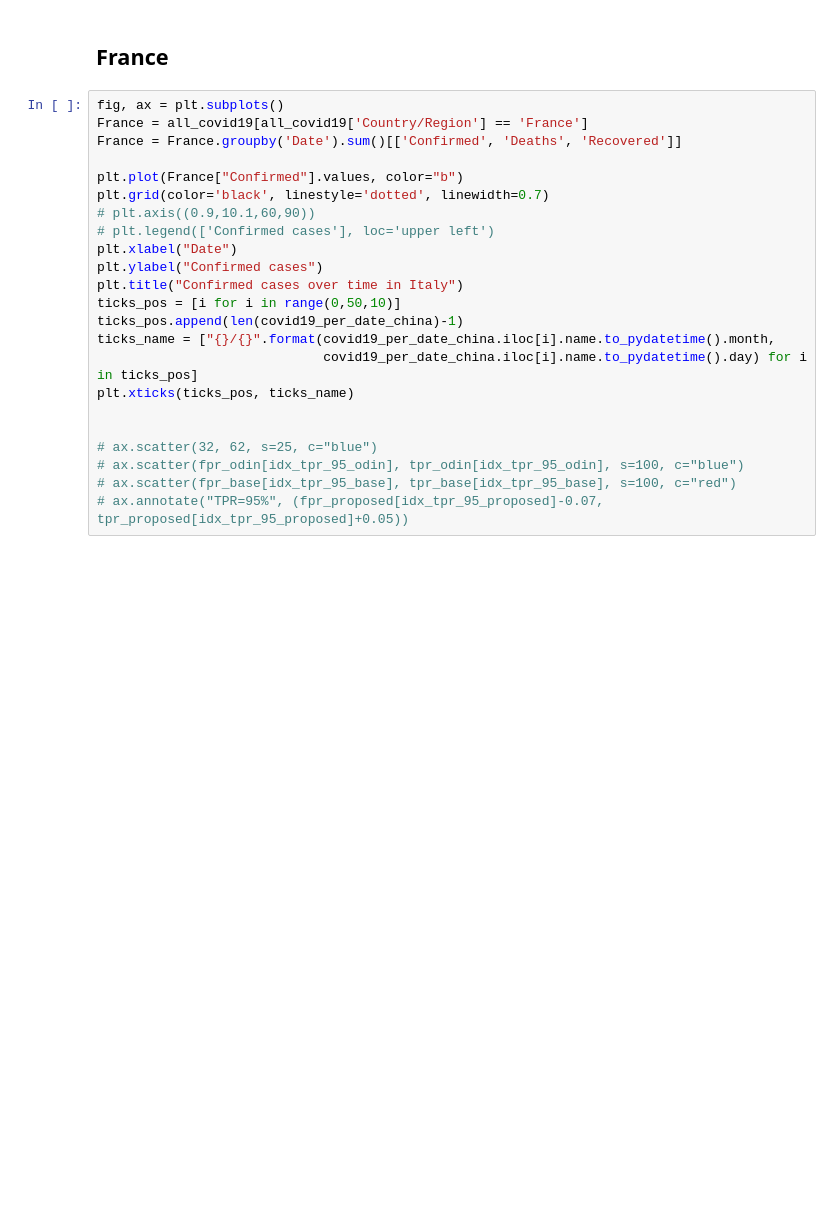
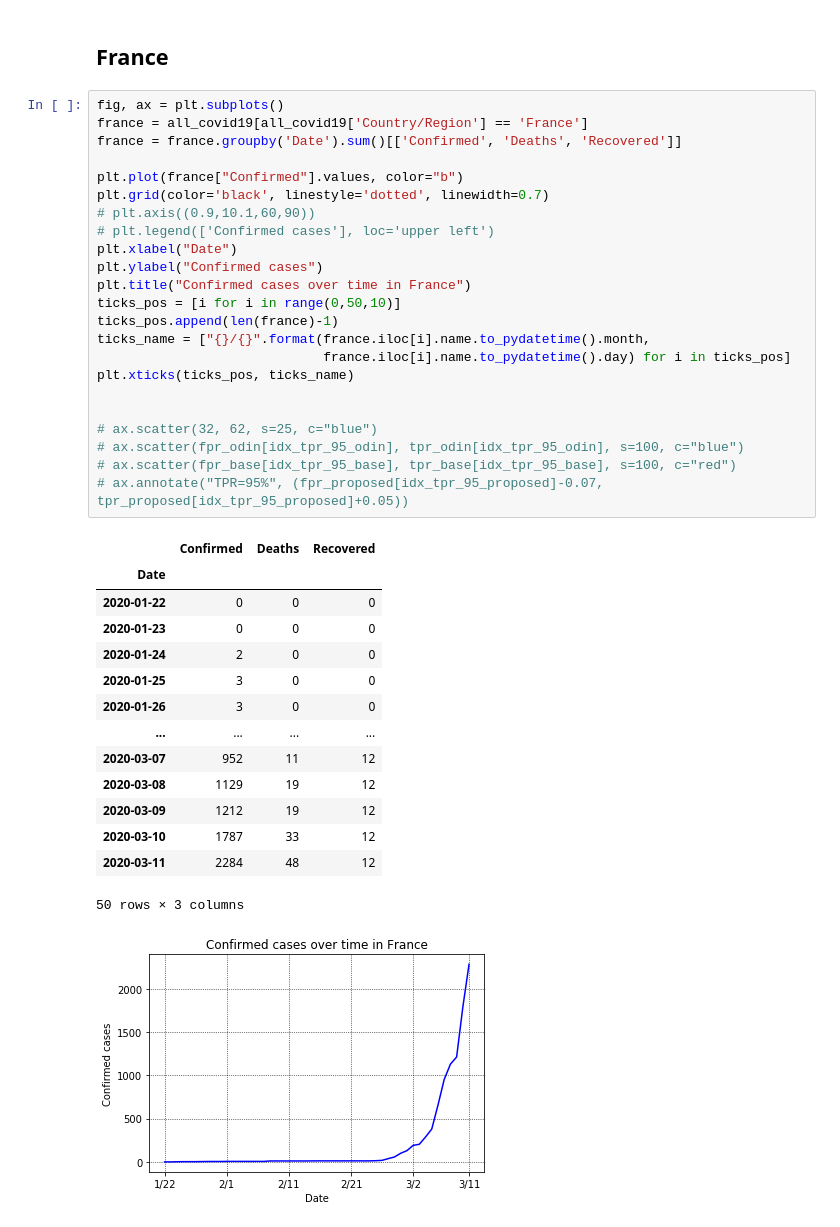
Before and after one commit to paaatcha/covid-19, a Jupyter notebook: analysis.ipynb, the cells around one changed output. Cells and saved outputs as stored; diff of their text form; blank space fills up the shorter version.

Commit message:
france

```diff
--- a/analysis.ipynb
+++ b/analysis.ipynb
@@ -353,24 +353,40 @@ plt.xticks(ticks_pos, ticks_name)
 ## France
 # %%
 fig, ax = plt.subplots()
-France = all_covid19[all_covid19['Country/Region'] == 'France']
-France = France.groupby('Date').sum()[['Confirmed', 'Deaths', 'Recovered']]
+france = all_covid19[all_covid19['Country/Region'] == 'France']
+france = france.groupby('Date').sum()[['Confirmed', 'Deaths', 'Recovered']]
 
-plt.plot(France["Confirmed"].values, color="b")
+plt.plot(france["Confirmed"].values, color="b")
 plt.grid(color='black', linestyle='dotted', linewidth=0.7)
 # plt.axis((0.9,10.1,60,90))
 # plt.legend(['Confirmed cases'], loc='upper left')
 plt.xlabel("Date")
 plt.ylabel("Confirmed cases")
-plt.title("Confirmed cases over time in Italy")
+plt.title("Confirmed cases over time in France")
 ticks_pos = [i for i in range(0,50,10)]
-ticks_pos.append(len(covid19_per_date_china)-1)
-ticks_name = ["{}/{}".format(covid19_per_date_china.iloc[i].name.to_pydatetime().month,
-                             covid19_per_date_china.iloc[i].name.to_pydatetime().day) for i in ticks_pos]
+ticks_pos.append(len(france)-1)
+ticks_name = ["{}/{}".format(france.iloc[i].name.to_pydatetime().month,
+                             france.iloc[i].name.to_pydatetime().day) for i in ticks_pos]
 plt.xticks(ticks_pos, ticks_name)
 
 
 # ax.scatter(32, 62, s=25, c="blue")
 # ax.scatter(fpr_odin[idx_tpr_95_odin], tpr_odin[idx_tpr_95_odin], s=100, c="blue")
 # ax.scatter(fpr_base[idx_tpr_95_base], tpr_base[idx_tpr_95_base], s=100, c="red")
 # ax.annotate("TPR=95%", (fpr_proposed[idx_tpr_95_proposed]-0.07, tpr_proposed[idx_tpr_95_proposed]+0.05))
+# %% [output]
+|  | Confirmed | Deaths | Recovered |
+| Date |  |  |  |
+| 2020-01-22 | 0 | 0 | 0 |
+| 2020-01-23 | 0 | 0 | 0 |
+| 2020-01-24 | 2 | 0 | 0 |
+| 2020-01-25 | 3 | 0 | 0 |
+| 2020-01-26 | 3 | 0 | 0 |
+| ... | ... | ... | ... |
+| 2020-03-07 | 952 | 11 | 12 |
+| 2020-03-08 | 1129 | 19 | 12 |
+| 2020-03-09 | 1212 | 19 | 12 |
+| 2020-03-10 | 1787 | 33 | 12 |
+| 2020-03-11 | 2284 | 48 | 12 |
+50 rows × 3 columns
+[figure, added]
```
Also changed, not shown: parts of 1 cell of this notebook.
